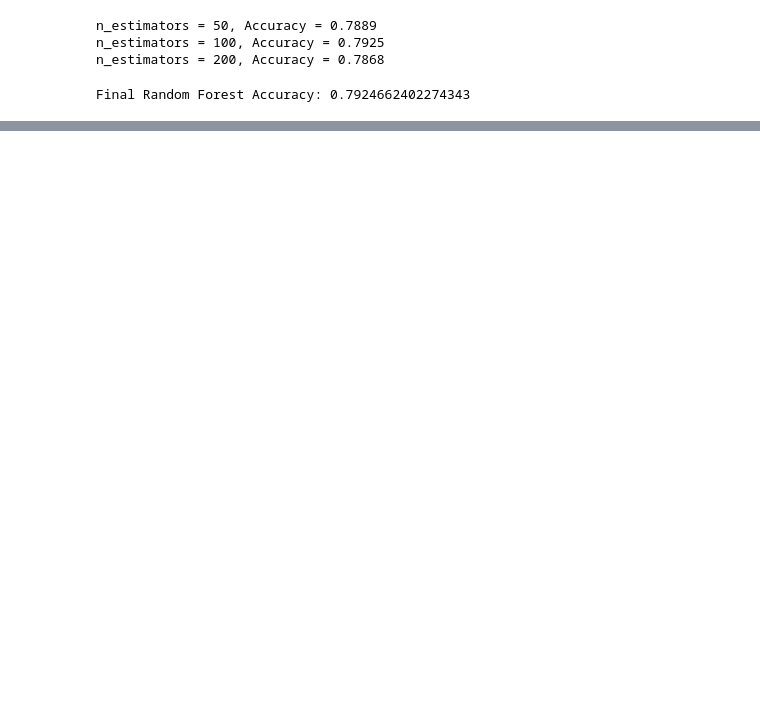
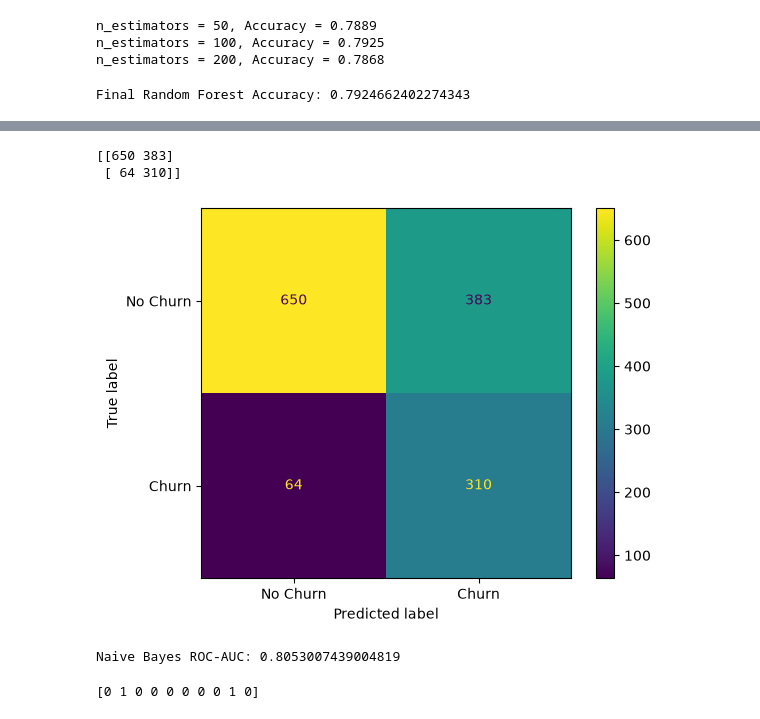
Before and after one commit to vedantparasharcs23-prog/-Machine-Learning-Algorithms, a Jupyter notebook: Projects/Customer-Churn-Prediction/Customer_Churn_Prediction.ipynb, the cells around one changed output, grey strips where cells are left out. Saved outputs shown, nothing was run; the diff lists cells and outputs as text; code cells hidden in the pictures; blank space fills up the shorter version.

Commit message:
Add Naive Bayes and SVM churn models

```diff
--- a/Projects/Customer-Churn-Prediction/Customer_Churn_Prediction.ipynb
+++ b/Projects/Customer-Churn-Prediction/Customer_Churn_Prediction.ipynb
@@ -1255,0 +1294,11 @@ Final Random Forest ROC-AUC: 0.8129701145617095
+# %%
+#Train Naive Byes
+from sklearn.naive_bayes import GaussianNB
+
+nb_model = GaussianNB()
+
+nb_model.fit(X_train_encoded, y_train)
+
+y_pred_nb = nb_model.predict(X_test_encoded)
+
+print(y_pred_nb[:10])
@@ -1255,0 +1334,20 @@ Final Random Forest ROC-AUC: 0.8129701145617095
+# %%
+#Confusion Matrix
+from sklearn.metrics import confusion_matrix, ConfusionMatrixDisplay
+import matplotlib.pyplot as plt
+
+cm_nb = confusion_matrix(y_test, y_pred_nb)
+
+print(cm_nb)
+
+disp = ConfusionMatrixDisplay(
+    confusion_matrix=cm_nb,
+    display_labels=["No Churn", "Churn"]
+)
+
+disp.plot()
+plt.show()
+# %% [output]
+[[650 383]
+ [ 64 310]]
+[figure, added]
@@ -1255,0 +1362,11 @@ Final Random Forest ROC-AUC: 0.8129701145617095
+# %%
+#ROC - AUC
+from sklearn.metrics import roc_auc_score
+
+y_prob_nb = nb_model.predict_proba(X_test_encoded)[:, 1]
+
+roc_auc_nb = roc_auc_score(y_test, y_prob_nb)
+
+print("Naive Bayes ROC-AUC:", roc_auc_nb)
+# %% [output]
+Naive Bayes ROC-AUC: 0.8053007439004819
@@ -1255,0 +1385,19 @@ Final Random Forest ROC-AUC: 0.8129701145617095
+# %%
+#SVM
+#SVM Train + Predict
+from sklearn.svm import SVC
+
+svm_model = SVC(
+    kernel="rbf",
+    C=1,
+    probability=True,
+    random_state=42
+)
+
+svm_model.fit(X_train_knn, y_train)
+
+y_pred_svm = svm_model.predict(X_test_knn)
+
+print(y_pred_svm[:10])
+# %% [output]
+[0 1 0 0 0 0 0 0 1 0]
```
Also changed, not shown: parts of 19 cells of this notebook.
